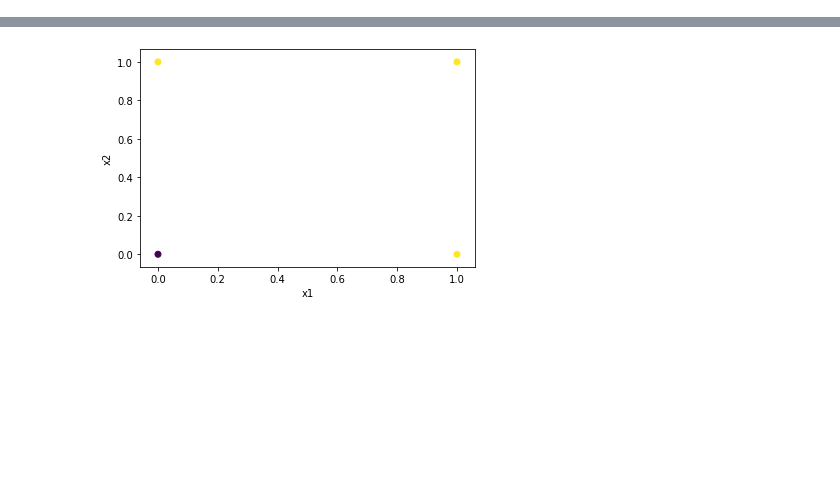
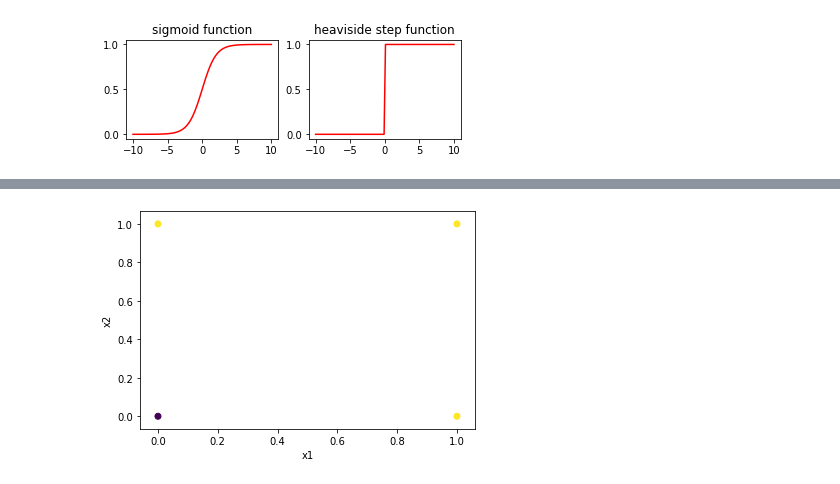
Before and after one commit to sedonalewis/Blog, a Jupyter notebook: Perceptron.ipynb, the cells around one changed output, grey strips where cells are left out. Saved outputs shown, nothing was run; the diff lists cells and outputs as text; code cells hidden in the pictures; blank space fills up the shorter version.

Commit message:
added sigmoid + explanation

```diff
--- a/Perceptron.ipynb
+++ b/Perceptron.ipynb
@@ -24,0 +22,19 @@ plt.show()
+# %%
+x = np.linspace(-10,10,100)
+y = 1.0/(1.0 + math.e**(-x))
+
+x_ = np.linspace(-10,10,100)
+y_ = np.heaviside(x_, 0.5)
+
+fig = plt.figure()
+plt.subplot(221)
+plt.title("sigmoid function")
+plt.plot(x,y, 'r')
+
+plt.subplot(222)
+plt.title("heaviside step function")
+plt.plot(x_ ,y_ , 'r')
+
+plt.show()
+# %% [output]
+[figure, added]
```
Also changed, not shown: parts of 10 cells of this notebook.
